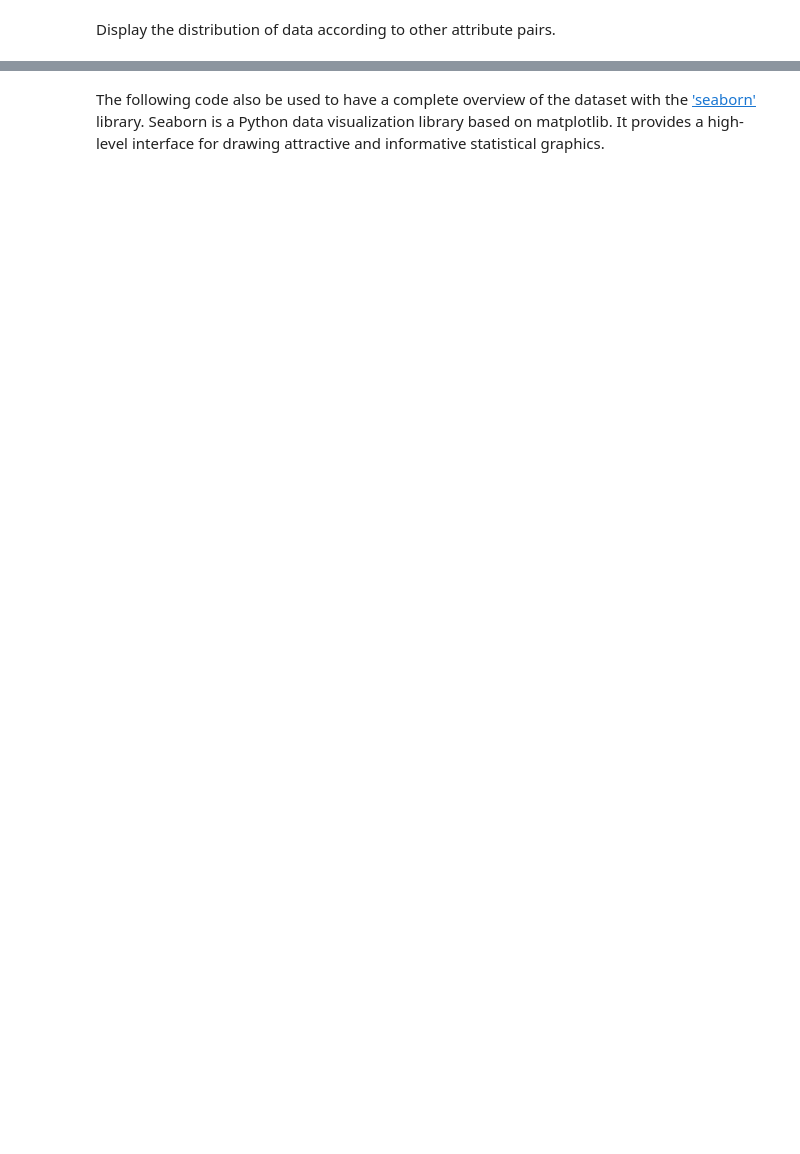
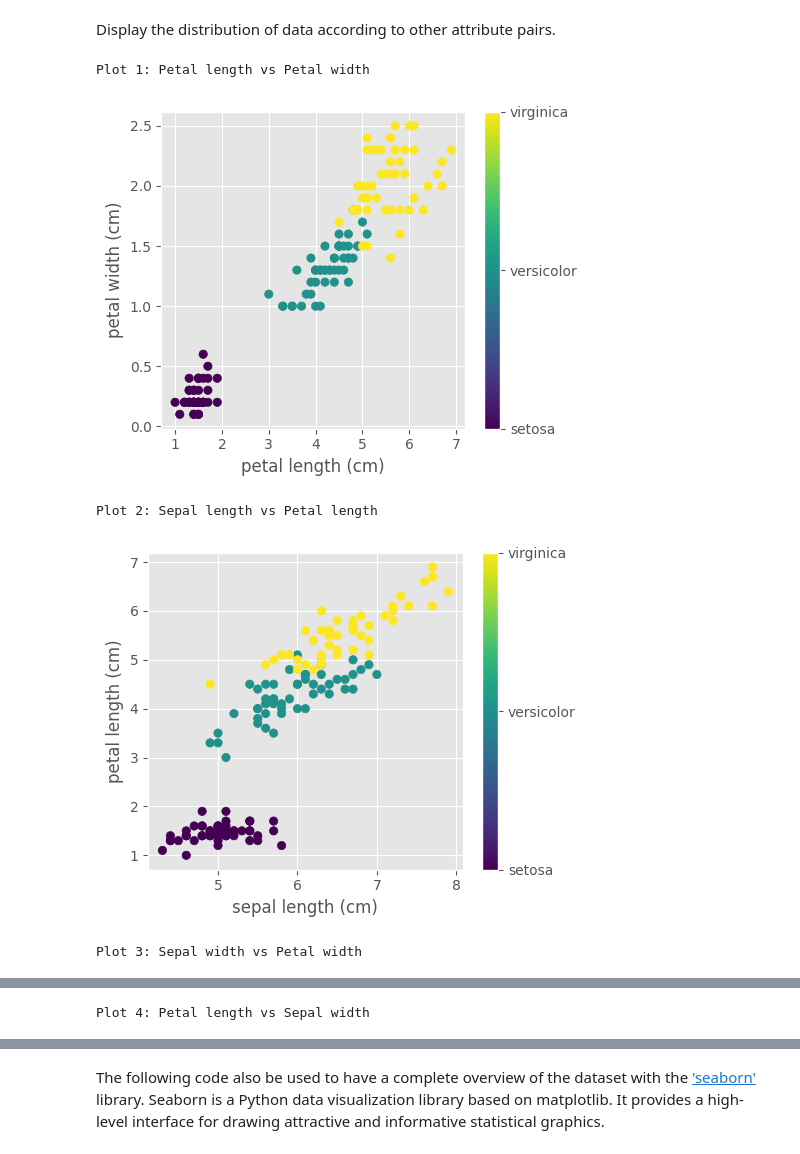
Before and after one commit to Othocs/ML_AIDAMS_LABS, a Jupyter notebook: Lab1/LAB1_Tools_BSc_AIDAMS_ML_students.ipynb, the cells around one changed output, grey strips where cells are left out. Saved outputs shown, nothing was run; the diff lists cells and outputs as text; code cells hidden in the pictures; blank space fills up the shorter version.

```diff
--- a/Lab1/LAB1_Tools_BSc_AIDAMS_ML_students.ipynb
+++ b/Lab1/LAB1_Tools_BSc_AIDAMS_ML_students.ipynb
@@ -116,0 +169,19 @@ Display the distribution of data according to other attribute pairs.
+# %%
+
+print("Plot 1: Petal length vs Petal width")
+plot_2D(irisData, 2, 3)
+
+print("Plot 2: Sepal length vs Petal length")
+plot_2D(irisData, 0, 2)
+
+print("Plot 3: Sepal width vs Petal width")
+plot_2D(irisData, 1, 3)
+
+print("Plot 4: Petal length vs Sepal width")
+plot_2D(irisData, 2, 1)
+# %% [output]
+Plot 1: Petal length vs Petal width
+[figure, added]
+Plot 2: Sepal length vs Petal length
+[figure, added]
+Plot 3: Sepal width vs Petal width
@@ -116,0 +189 @@ Display the distribution of data according to other attribute pairs.
+Plot 4: Petal length vs Sepal width
```
Also changed, not shown: parts of 26 cells of this notebook, 4 other files.
